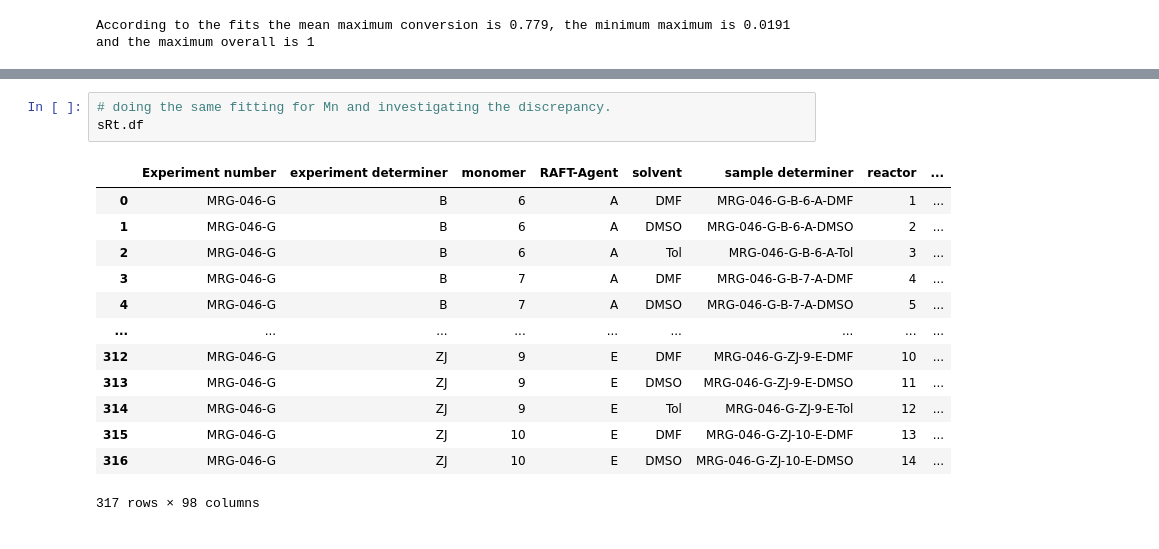
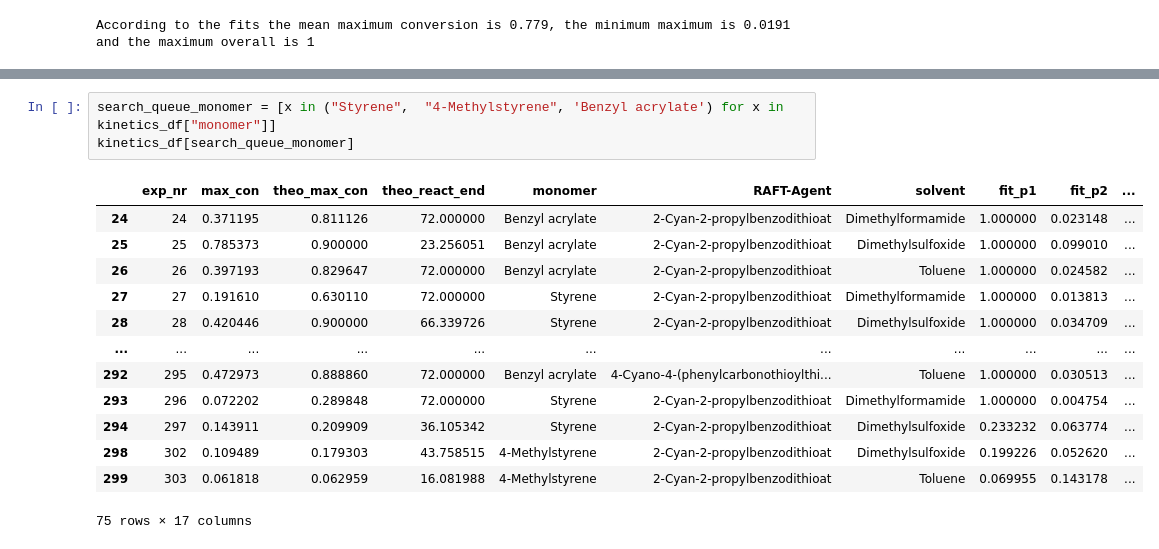
Before and after one commit to Bizbalt/RAFT-knowledgebase, a Jupyter notebook: sort_RAFT_table/dataset_analysis.ipynb, the cells around one changed output, grey strips where cells are left out. Cells and saved outputs as stored; diff of their text form.

```diff
--- a/sort_RAFT_table/dataset_analysis.ipynb
+++ b/sort_RAFT_table/dataset_analysis.ipynb
@@ -542,17 +518,17 @@ kinetics_df
-# %%
-# doing the same fitting for Mn and investigating the discrepancy.
-sRt.df
-# %% [output]
-|  | Experiment number | experiment determiner | monomer | RAFT-Agent | solvent | sample determiner | reactor | ... |
-| 0 | MRG-046-G | B | 6 | A | DMF | MRG-046-G-B-6-A-DMF | 1 | ... |
-| 1 | MRG-046-G | B | 6 | A | DMSO | MRG-046-G-B-6-A-DMSO | 2 | ... |
-| 2 | MRG-046-G | B | 6 | A | Tol | MRG-046-G-B-6-A-Tol | 3 | ... |
-| 3 | MRG-046-G | B | 7 | A | DMF | MRG-046-G-B-7-A-DMF | 4 | ... |
-| 4 | MRG-046-G | B | 7 | A | DMSO | MRG-046-G-B-7-A-DMSO | 5 | ... |
-| ... | ... | ... | ... | ... | ... | ... | ... | ... |
-| 312 | MRG-046-G | ZJ | 9 | E | DMF | MRG-046-G-ZJ-9-E-DMF | 10 | ... |
-| 313 | MRG-046-G | ZJ | 9 | E | DMSO | MRG-046-G-ZJ-9-E-DMSO | 11 | ... |
-| 314 | MRG-046-G | ZJ | 9 | E | Tol | MRG-046-G-ZJ-9-E-Tol | 12 | ... |
-| 315 | MRG-046-G | ZJ | 10 | E | DMF | MRG-046-G-ZJ-10-E-DMF | 13 | ... |
-| 316 | MRG-046-G | ZJ | 10 | E | DMSO | MRG-046-G-ZJ-10-E-DMSO | 14 | ... |
-317 rows × 98 columns
+# %%
+search_queue_monomer = [x in ("Styrene",  "4-Methylstyrene", 'Benzyl acrylate') for x in kinetics_df["monomer"]]
+kinetics_df[search_queue_monomer]
+# %% [output]
+|  | exp_nr | max_con | theo_max_con | theo_react_end | monomer | RAFT-Agent | solvent | fit_p1 | fit_p2 | ... |
+| 24 | 24 | 0.371195 | 0.811126 | 72.000000 | Benzyl acrylate | 2-Cyan-2-propylbenzodithioat | Dimethylformamide | 1.000000 | 0.023148 | ... |
+| 25 | 25 | 0.785373 | 0.900000 | 23.256051 | Benzyl acrylate | 2-Cyan-2-propylbenzodithioat | Dimethylsulfoxide | 1.000000 | 0.099010 | ... |
+| 26 | 26 | 0.397193 | 0.829647 | 72.000000 | Benzyl acrylate | 2-Cyan-2-propylbenzodithioat | Toluene | 1.000000 | 0.024582 | ... |
+| 27 | 27 | 0.191610 | 0.630110 | 72.000000 | Styrene | 2-Cyan-2-propylbenzodithioat | Dimethylformamide | 1.000000 | 0.013813 | ... |
+| 28 | 28 | 0.420446 | 0.900000 | 66.339726 | Styrene | 2-Cyan-2-propylbenzodithioat | Dimethylsulfoxide | 1.000000 | 0.034709 | ... |
+| ... | ... | ... | ... | ... | ... | ... | ... | ... | ... | ... |
+| 292 | 295 | 0.472973 | 0.888860 | 72.000000 | Benzyl acrylate | 4-Cyano-4-(phenylcarbonothioylthi... | Toluene | 1.000000 | 0.030513 | ... |
+| 293 | 296 | 0.072202 | 0.289848 | 72.000000 | Styrene | 2-Cyan-2-propylbenzodithioat | Dimethylformamide | 1.000000 | 0.004754 | ... |
+| 294 | 297 | 0.143911 | 0.209909 | 36.105342 | Styrene | 2-Cyan-2-propylbenzodithioat | Dimethylsulfoxide | 0.233232 | 0.063774 | ... |
+| 298 | 302 | 0.109489 | 0.179303 | 43.758515 | 4-Methylstyrene | 2-Cyan-2-propylbenzodithioat | Dimethylsulfoxide | 0.199226 | 0.052620 | ... |
+| 299 | 303 | 0.061818 | 0.062959 | 16.081988 | 4-Methylstyrene | 2-Cyan-2-propylbenzodithioat | Toluene | 0.069955 | 0.143178 | ... |
+75 rows × 17 columns
```
Also changed, not shown: parts of 6 cells of this notebook.
